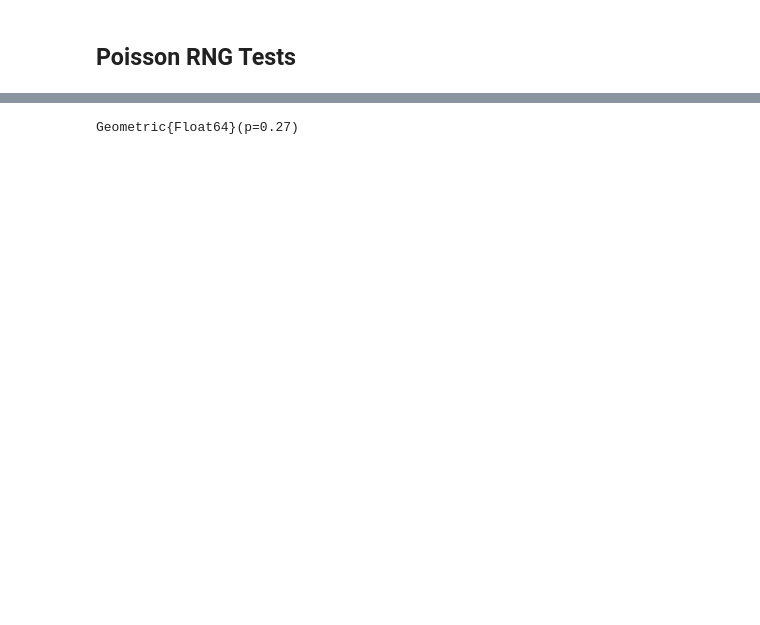
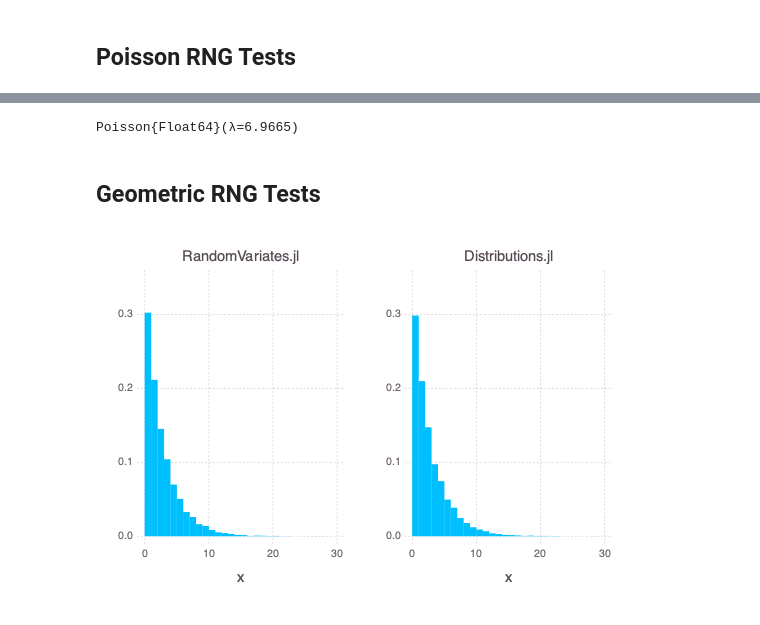
Before and after one commit to chris-santiago/RandomVariates.jl, a Jupyter notebook: notebooks/tests.ipynb, the cells around one changed output, grey strips where cells are left out. Drawn from its saved outputs; the diff is of its cells as text; code cells hidden in the pictures; blank space fills up the shorter version.

```diff
--- a/notebooks/tests.ipynb
+++ b/notebooks/tests.ipynb
@@ -130,6 +174,16 @@ Poisson{Float64}(λ=12.0171)
+# %%
+fit(Poisson, x)
+# %% [output]
+Poisson{Float64}(λ=6.9665)
+# %% [markdown]
+## Geometric RNG Tests
 # %%
-n = 10000
-x = geometric_rng(.27, n)
-d = Geometric(.27)
+x = geometric_rng(.3, 10000)
+d = Geometric(.3)
+y = rand(d, 10000)
+
+p1 = plot(x=x, Geom.histogram(density=true), Guide.title("RandomVariates.jl"), Coord.cartesian(xmin=0, xmax=30, ymax=.35))
+p2 = plot(x=y, Geom.histogram(density=true), Guide.title("Distributions.jl"), Coord.cartesian(xmin=0, xmax=30, ymax=.35))
+hstack(p1, p2)
 # %% [output]
-Geometric{Float64}(p=0.27)
+[figure, added]
```
Also changed, not shown: parts of 25 cells of this notebook.
